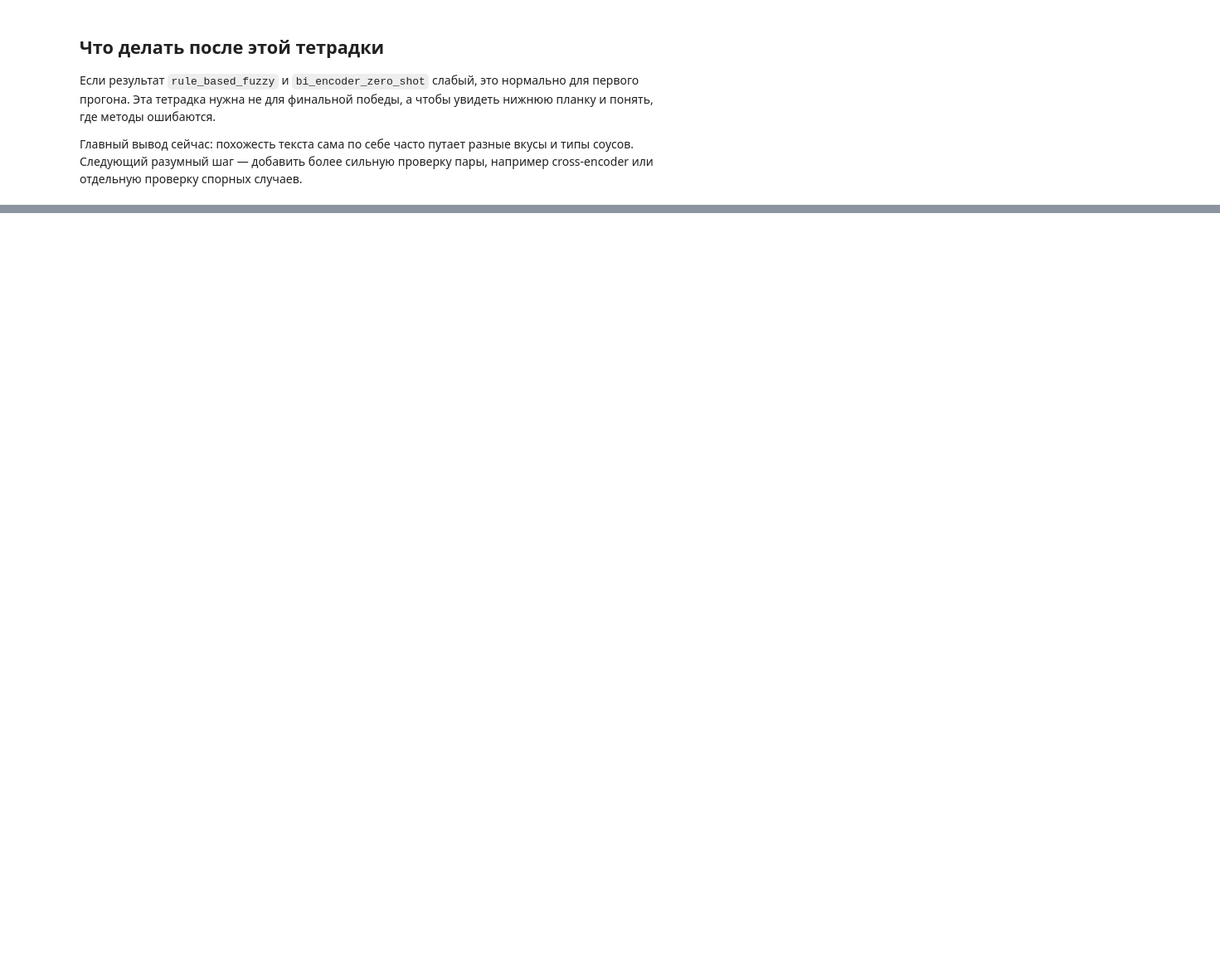
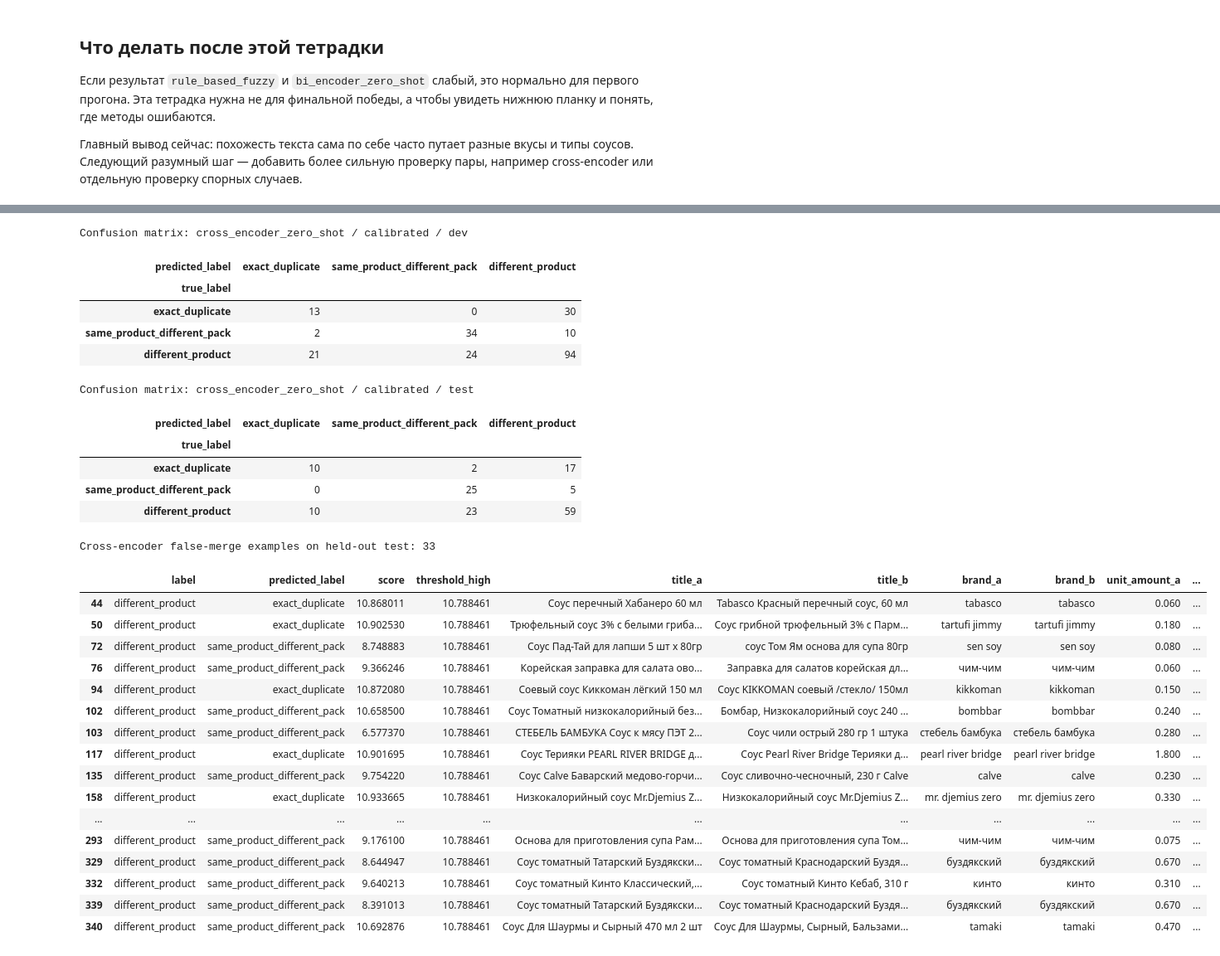
Before and after one commit to exoldoff/mpstats_etl_ml_dedup, a Jupyter notebook: notebooks/03_matching_comparison.ipynb, the cells around one changed output, grey strips where cells are left out. Shown at 83% size. Cells and saved outputs as stored; diff of their text form; code cells hidden in the pictures; blank space fills up the shorter version.

Commit message:
research: add cross-encoder rerank baseline

```diff
--- a/notebooks/03_matching_comparison.ipynb
+++ b/notebooks/03_matching_comparison.ipynb
@@ -671,0 +692,14 @@ Saved false merges: /Users/exoldoff/.codex/worktrees/13ef/mpstats/research/dedup
+# %%
+from research.dedup import CrossEncoderMatcher
+from research.dedup.matchers.cross_encoder import CrossEncoderConfig
+
+RUN_CROSS_ENCODER = os.environ.get("DEDUP_RUN_CROSS_ENCODER", "1") == "1"
+CROSS_ENCODER_MODEL = os.environ.get(
+    "DEDUP_CROSS_ENCODER_MODEL",
+    "cross-encoder/mmarco-mMiniLMv2-L12-H384-v1",
+)
+CROSS_ENCODER_BATCH_SIZE = int(os.environ.get("DEDUP_CROSS_ENCODER_BATCH_SIZE", "16"))
+
+print(f"Run cross-encoder: {RUN_CROSS_ENCODER}")
+print(f"Cross-encoder model: {CROSS_ENCODER_MODEL}")
+print(f"Cross-encoder batch size: {CROSS_ENCODER_BATCH_SIZE}")
@@ -671,0 +884,59 @@ Saved false merges: /Users/exoldoff/.codex/worktrees/13ef/mpstats/research/dedup
+# %%
+if cross_calibrated_predictions.empty:
+    print("Cross-encoder confusion matrices появятся после успешного запуска модели.")
+else:
+    for split_name in ["dev", "test"]:
+        part = cross_calibrated_predictions[cross_calibrated_predictions["eval_split"].eq(split_name)].copy()
+        print(f"Confusion matrix: cross_encoder_zero_shot / calibrated / {split_name}")
+        display(confusion_matrix_df(part["label"], part["predicted_label"], labels=EVAL_LABELS))
+
+    cross_false_merges = cross_calibrated_predictions[
+        cross_calibrated_predictions["eval_split"].eq("test") & cross_calibrated_predictions["false_merge"]
+    ].copy()
+    print(f"Cross-encoder false-merge examples on held-out test: {len(cross_false_merges)}")
+    columns = [
+        "label",
+        "predicted_label",
+        "score",
+        "threshold_high",
+        "title_a",
+        "title_b",
+        "brand_a",
+        "brand_b",
+        "unit_amount_a",
+        "unit_amount_b",
+        "multipack_count_a",
+        "multipack_count_b",
+    ]
+    display(cross_false_merges[[column for column in columns if column in cross_false_merges.columns]].head(20))
+# %% [output]
+Confusion matrix: cross_encoder_zero_shot / calibrated / dev
+| predicted_label | exact_duplicate | same_product_different_pack | different_product |
+| true_label |  |  |  |
+| exact_duplicate | 13 | 0 | 30 |
+| same_product_different_pack | 2 | 34 | 10 |
+| different_product | 21 | 24 | 94 |
+Confusion matrix: cross_encoder_zero_shot / calibrated / test
+| predicted_label | exact_duplicate | same_product_different_pack | different_product |
+| true_label |  |  |  |
+| exact_duplicate | 10 | 2 | 17 |
+| same_product_different_pack | 0 | 25 | 5 |
+| different_product | 10 | 23 | 59 |
+Cross-encoder false-merge examples on held-out test: 33
+|  | label | predicted_label | score | threshold_high | title_a | title_b | brand_a | brand_b | unit_amount_a | ... |
+| 44 | different_product | exact_duplicate | 10.868011 | 10.788461 | Соус перечный Хабанеро 60 мл | Tabasco Красный перечный соус, 60 мл | tabasco | tabasco | 0.060 | ... |
+| 50 | different_product | exact_duplicate | 10.902530 | 10.788461 | Трюфельный соус 3% с белыми гриба... | Соус грибной трюфельный 3% c Парм... | tartufi jimmy | tartufi jimmy | 0.180 | ... |
+| 72 | different_product | same_product_different_pack | 8.748883 | 10.788461 | Соус Пад-Тай для лапши 5 шт х 80гр | соус Том Ям основа для супа 80гр | sen soy | sen soy | 0.080 | ... |
+| 76 | different_product | same_product_different_pack | 9.366246 | 10.788461 | Корейская заправка для салата ово... | Заправка для салатов корейская дл... | чим-чим | чим-чим | 0.060 | ... |
+| 94 | different_product | exact_duplicate | 10.872080 | 10.788461 | Соевый соус Киккоман лёгкий 150 мл | Соус KIKKOMAN соевый /стекло/ 150мл | kikkoman | kikkoman | 0.150 | ... |
+| 102 | different_product | same_product_different_pack | 10.658500 | 10.788461 | Соус Томатный низкокалорийный без... | Бомбар, Низкокалорийный соус 240 ... | bombbar | bombbar | 0.240 | ... |
+| 103 | different_product | same_product_different_pack | 6.577370 | 10.788461 | СТЕБЕЛЬ БАМБУКА Соус к мясу ПЭТ 2... | Соус чили острый 280 гр 1 штука | стебель бамбука | стебель бамбука | 0.280 | ... |
+| 117 | different_product | exact_duplicate | 10.901695 | 10.788461 | Соус Терияки PEARL RIVER BRIDGE д... | Соус Pearl River Bridge Терияки д... | pearl river bridge | pearl river bridge | 1.800 | ... |
+| 135 | different_product | same_product_different_pack | 9.754220 | 10.788461 | Соус Calve Баварский медово-горчи... | Соус сливочно-чесночный, 230 г Calve | calve | calve | 0.230 | ... |
+| 158 | different_product | exact_duplicate | 10.933665 | 10.788461 | Низкокалорийный соус Mr.Djemius Z... | Низкокалорийный соус Mr.Djemius Z... | mr. djemius zero | mr. djemius zero | 0.330 | ... |
+| ... | ... | ... | ... | ... | ... | ... | ... | ... | ... | ... |
+| 293 | different_product | same_product_different_pack | 9.176100 | 10.788461 | Основа для приготовления супа Рам... | Основа для приготовления супа Том... | чим-чим | чим-чим | 0.075 | ... |
+| 329 | different_product | same_product_different_pack | 8.644947 | 10.788461 | Соус томатный Татарский Буздякски... | Соус томатный Краснодарский Буздя... | буздякский | буздякский | 0.670 | ... |
+| 332 | different_product | same_product_different_pack | 9.640213 | 10.788461 | Соус томатный Кинто Классический,... | Соус томатный Кинто Кебаб, 310 г | кинто | кинто | 0.310 | ... |
+| 339 | different_product | same_product_different_pack | 8.391013 | 10.788461 | Соус томатный Татарский Буздякски... | Соус томатный Краснодарский Буздя... | буздякский | буздякский | 0.670 | ... |
+| 340 | different_product | same_product_different_pack | 10.692876 | 10.788461 | Соус Для Шаурмы и Сырный 470 мл 2 шт | Соус Для Шаурмы, Сырный, Бальзами... | tamaki | tamaki | 0.470 | ... |
```
Also changed, not shown: parts of 12 cells of this notebook, 7 other files.
